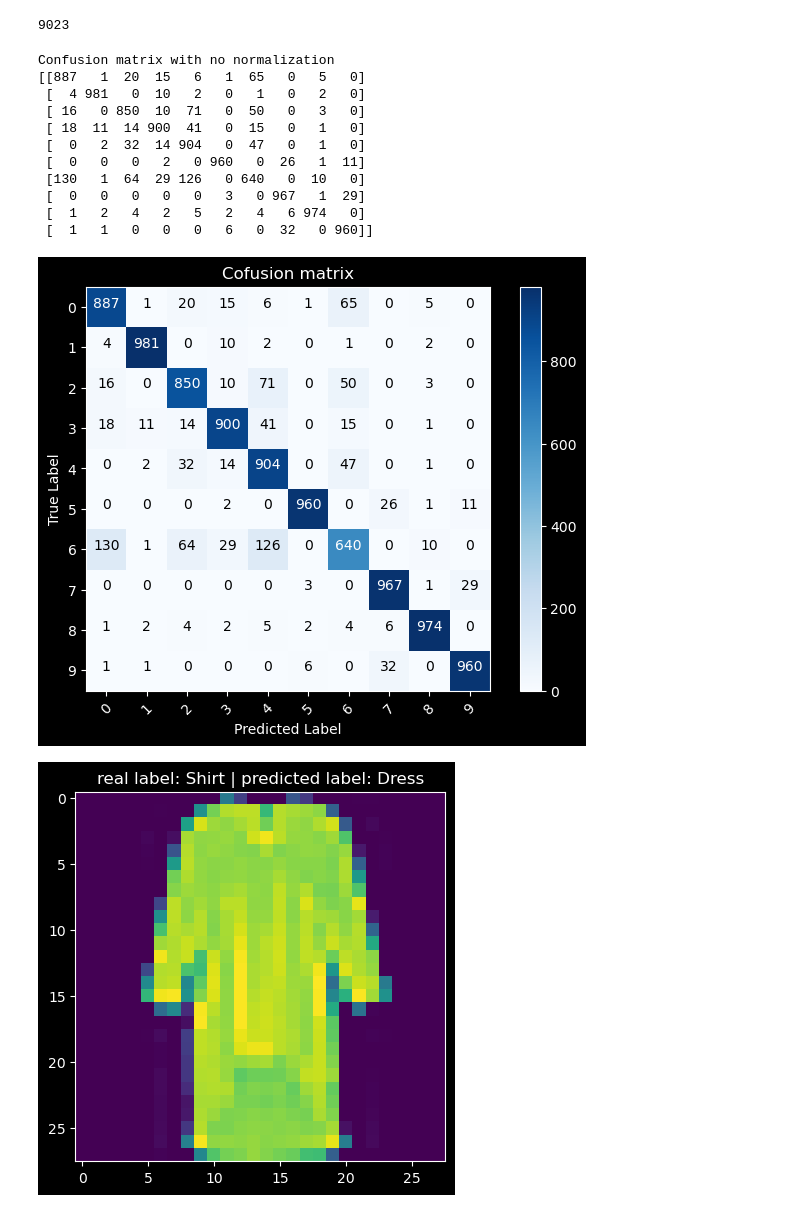
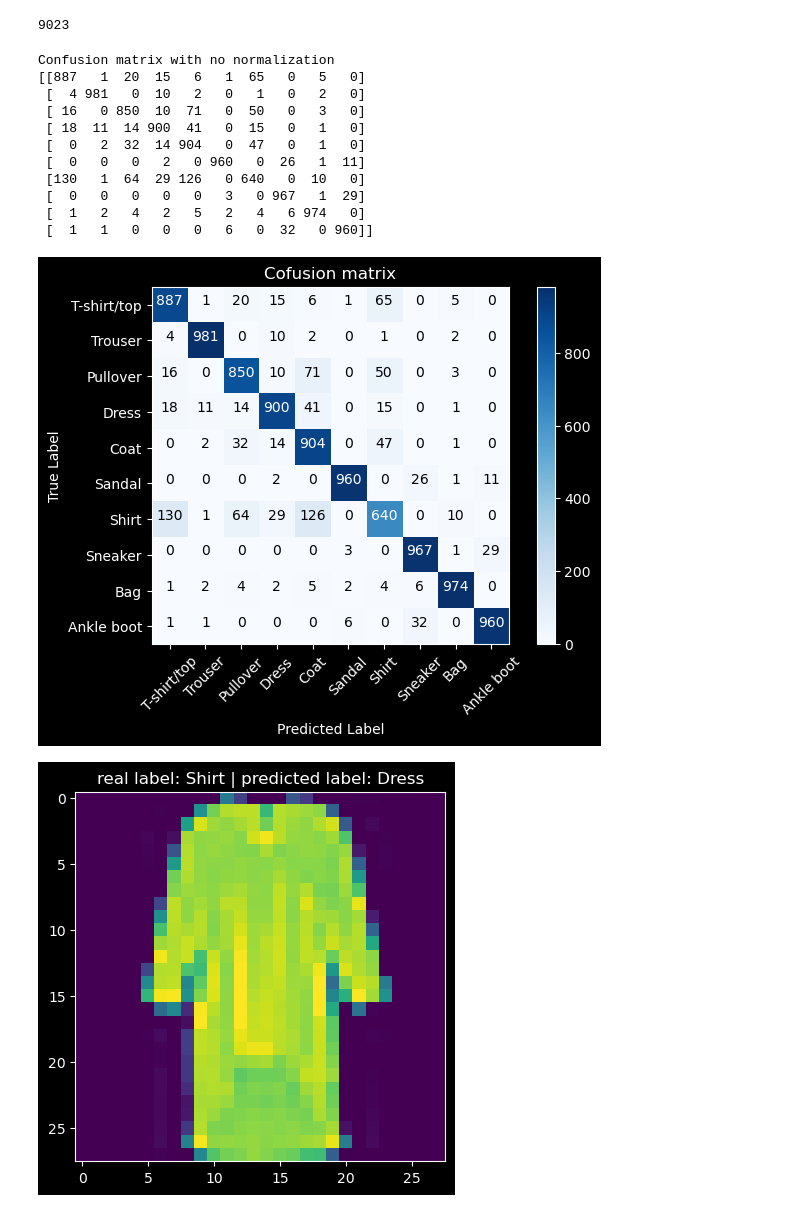
Before and after one commit to DeoGM2911/Learning-ML-with-PyTorch, a Jupyter notebook: CNN_playground/FMNIST.ipynb, the cells around one changed output. Drawn from its saved outputs; the diff is of its cells as text; code cells hidden in the pictures.

```diff
--- a/CNN_playground/FMNIST.ipynb
+++ b/CNN_playground/FMNIST.ipynb
@@ -267,16 +270,16 @@ np.sum(y_test == p_test)
 # %%
 cm = confusion_matrix(y_test, p_test)
-plot_confusion_matrix(cm, list(range(10)))
+plot_confusion_matrix(cm, classes)
 # %% [output]
 Confusion matrix with no normalization
 [[887   1  20  15   6   1  65   0   5   0]
  [  4 981   0  10   2   0   1   0   2   0]
  [ 16   0 850  10  71   0  50   0   3   0]
  [ 18  11  14 900  41   0  15   0   1   0]
  [  0   2  32  14 904   0  47   0   1   0]
  [  0   0   0   2   0 960   0  26   1  11]
  [130   1  64  29 126   0 640   0  10   0]
  [  0   0   0   0   0   3   0 967   1  29]
  [  1   2   4   2   5   2   4   6 974   0]
  [  1   1   0   0   0   6   0  32   0 960]]
-[figure, old version]
+[figure, new version]
```
Also changed, not shown: parts of 2 cells of this notebook.
